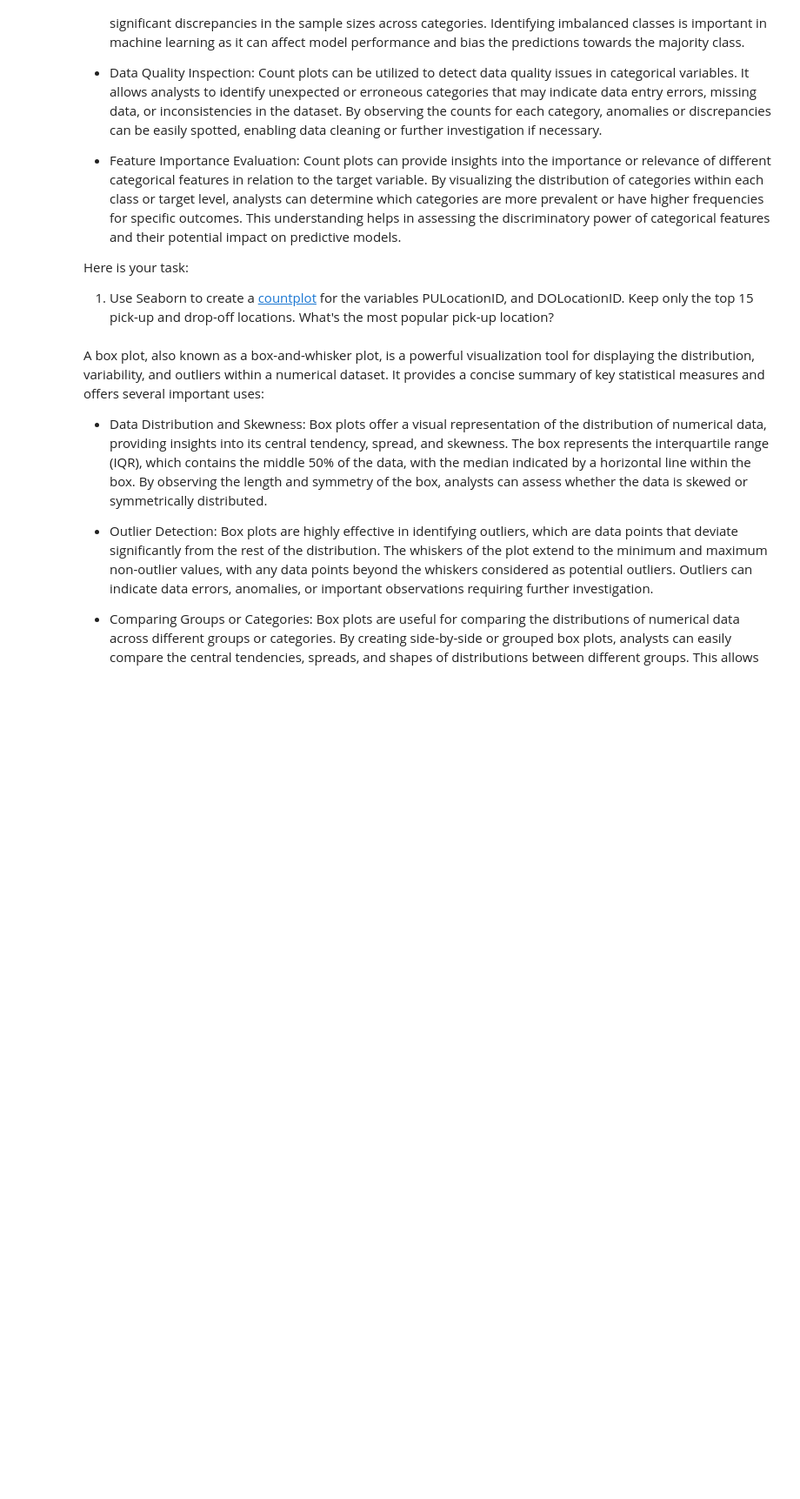
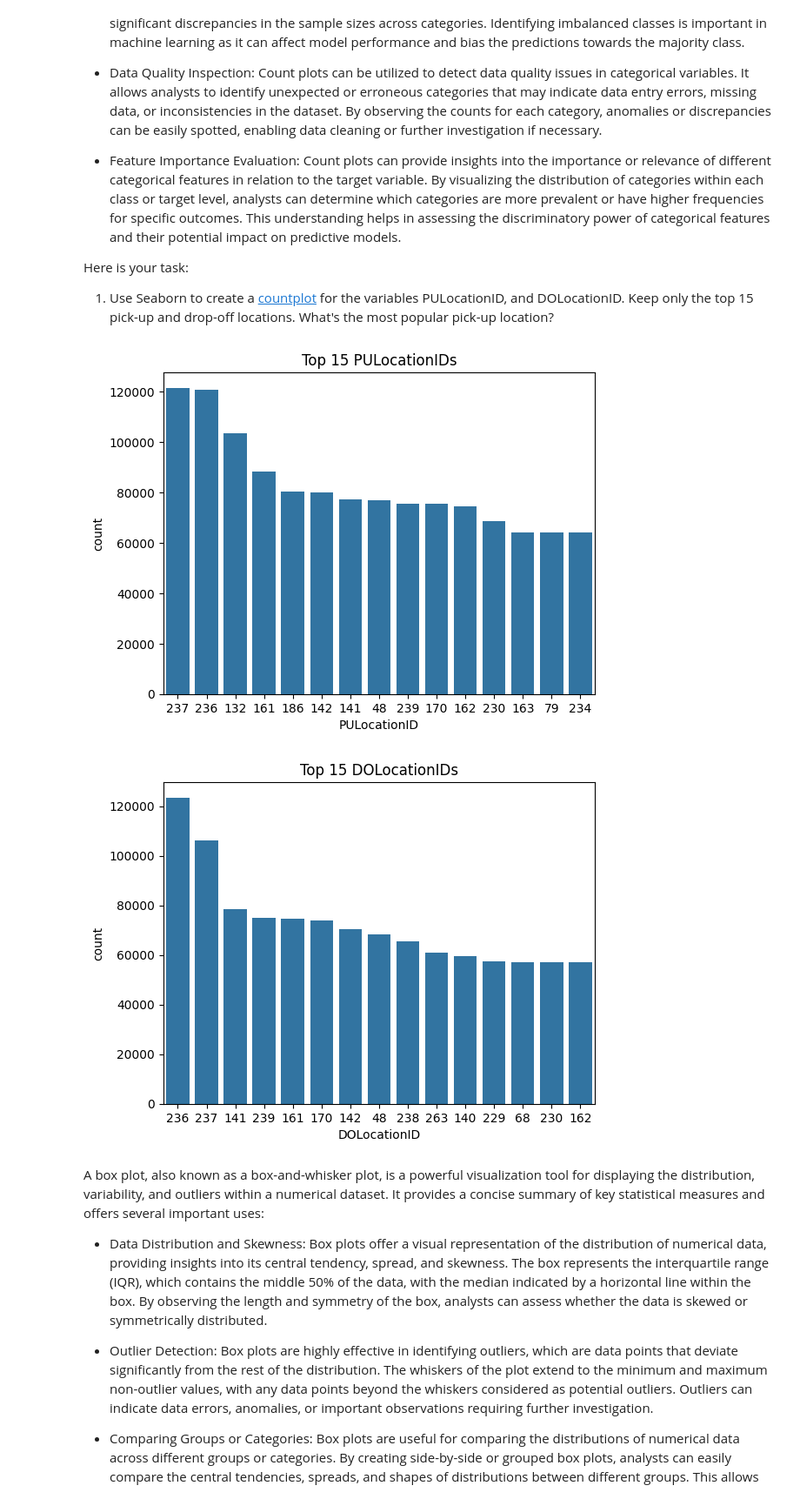
Before and after one commit to snnov1980/sb_machine-learning, a Jupyter notebook: Student_MLE_MiniProject_EDA.ipynb, the cells around one changed output. Shown: that part at 87% size. Saved outputs shown, nothing was run; the diff lists cells and outputs as text; code cells hidden in the pictures; blank space fills up the shorter version.

```diff
--- a/Student_MLE_MiniProject_EDA.ipynb
+++ b/Student_MLE_MiniProject_EDA.ipynb
@@ -187,3 +184,32 @@ yellow_trip_countplot_df = yellow_trip_df[['PULocationID', 'DOLocationID']]
+# %%
+# Create a Seaborn countplot for PULocationID and DOLocationID. Only plot the top 15 categories by value counts.
+
+# Get the top 15 PULocationIDs
+top_15_pulocations = yellow_trip_df['PULocationID'].value_counts().nlargest(15).index
+
+# Filter the DataFrame to include only the top 15 PULocationIDs
+filtered_pulocations_df = yellow_trip_df[yellow_trip_df['PULocationID'].isin(top_15_pulocations)]
+
+# Create the countplot for PULocationID
+sns.countplot(data=filtered_pulocations_df, x='PULocationID', order=top_15_pulocations)
+plt.title('Top 15 PULocationIDs')
+plt.show()
+
+# Get the top 15 DOLocationIDs
+top_15_dolocations = yellow_trip_df['DOLocationID'].value_counts().nlargest(15).index
+
+# Filter the DataFrame to include only the top 15 DOLocationIDs
+filtered_dolocations_df = yellow_trip_df[yellow_trip_df['DOLocationID'].isin(top_15_dolocations)]
+
+# Create the countplot for DOLocationID
+sns.countplot(data=filtered_dolocations_df, x='DOLocationID', order=top_15_dolocations)
+plt.title('Top 15 DOLocationIDs')
+plt.show()
+
+#Answer: 237 is the most popular pick-up location
+# %% [output]
+[figure, added]
+[figure, added]
 # %% [markdown]
 A box plot, also known as a box-and-whisker plot, is a powerful visualization tool for displaying the distribution, variability, and outliers within a numerical dataset. It provides a concise summary of key statistical measures and offers several important uses:
 
```
Also changed, not shown: parts of 4 cells of this notebook.
